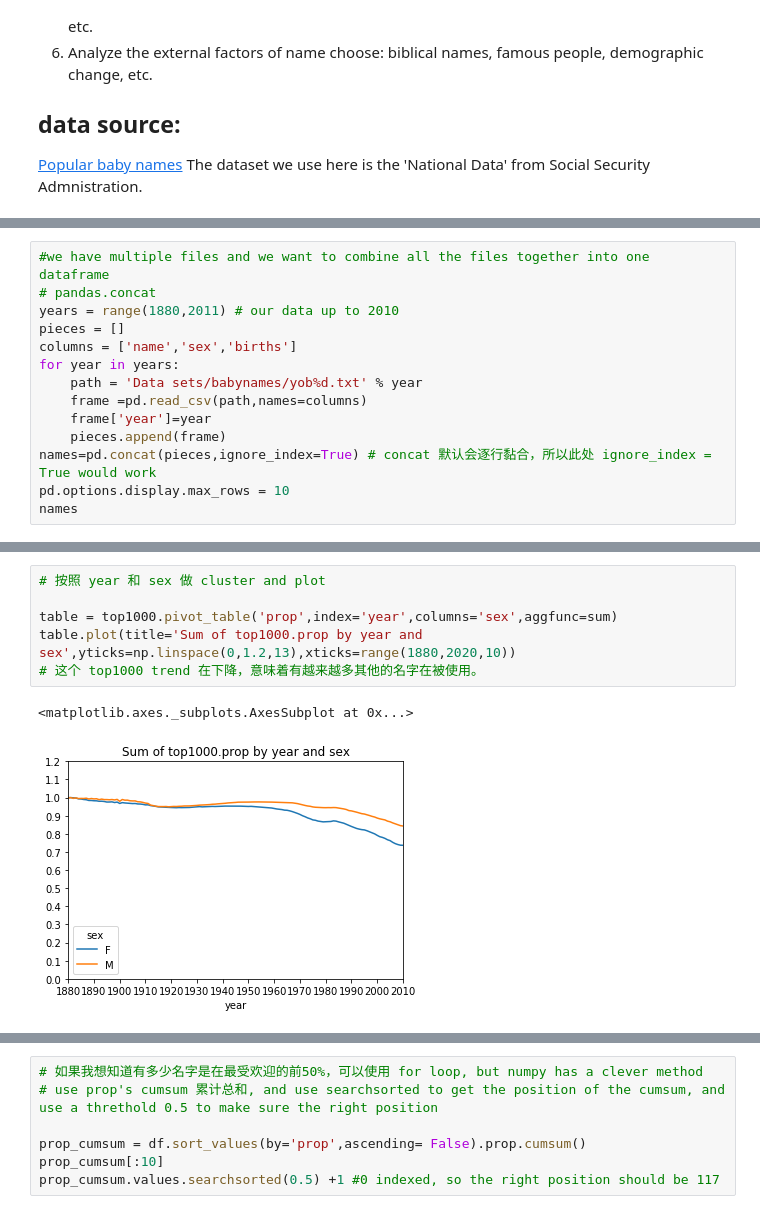
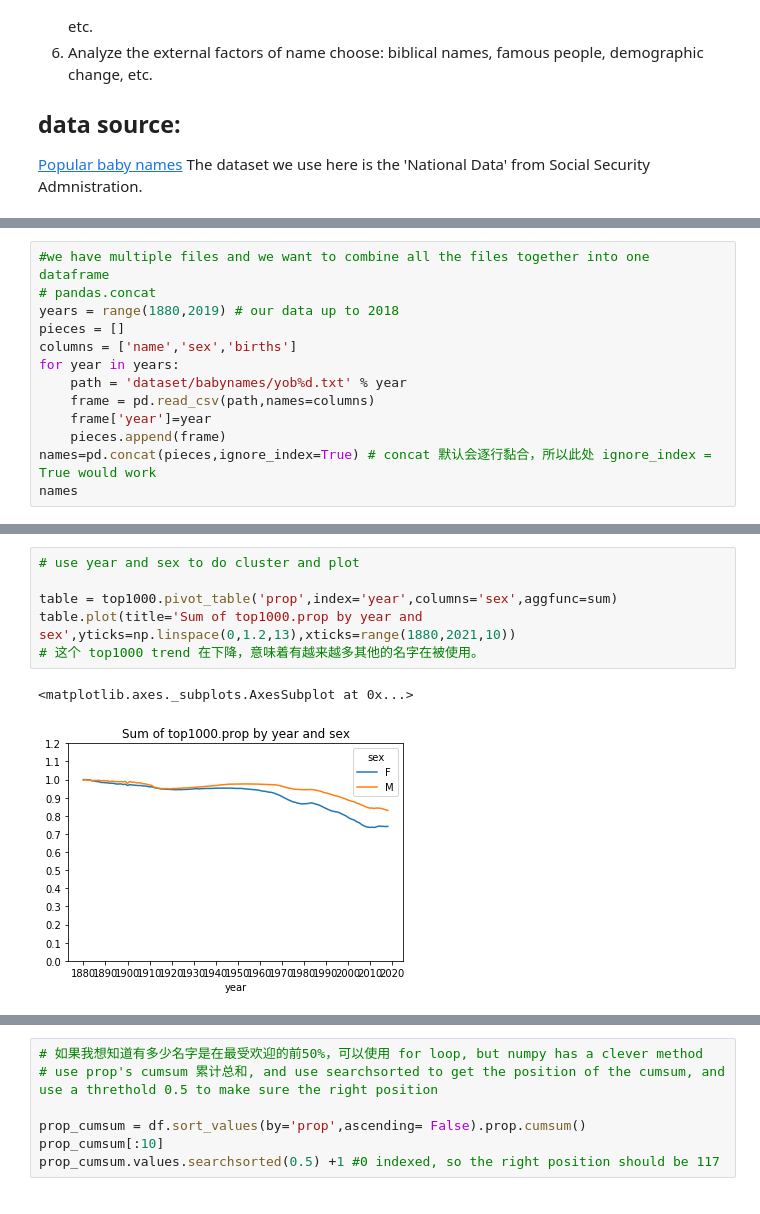
Before and after one commit to ffflora/data-analysis-projects, a Jupyter notebook: babynames.ipynb, the cells around one changed output, grey strips where cells are left out. Saved outputs shown, nothing was run; the diff lists cells and outputs as text.

```diff
--- a/babynames.ipynb
+++ b/babynames.ipynb
@@ -26,16 +23,15 @@ import numpy as np
 # %%
 #we have multiple files and we want to combine all the files together into one dataframe
 # pandas.concat
-years = range(1880,2011) # our data up to 2010
+years = range(1880,2019) # our data up to 2018
 pieces = []
 columns = ['name','sex','births']
 for year in years:
-    path = 'Data sets/babynames/yob%d.txt' % year
-    frame =pd.read_csv(path,names=columns)
+    path = 'dataset/babynames/yob%d.txt' % year
+    frame = pd.read_csv(path,names=columns)
     frame['year']=year
     pieces.append(frame)
 names=pd.concat(pieces,ignore_index=True) # concat 默认会逐行黏合，所以此处 ignore_index = True would work
-pd.options.display.max_rows = 10
 names
 # %% [output]
 |  | name | sex | births | year |
@@ -176,10 +150,10 @@ array([<matplotlib.axes._subplots.AxesSubplot object at 0x...>,
 # %%
-# 按照 year 和 sex 做 cluster and plot
+# use year and sex to do cluster and plot
 
 table = top1000.pivot_table('prop',index='year',columns='sex',aggfunc=sum)
-table.plot(title='Sum of top1000.prop by year and sex',yticks=np.linspace(0,1.2,13),xticks=range(1880,2020,10))
+table.plot(title='Sum of top1000.prop by year and sex',yticks=np.linspace(0,1.2,13),xticks=range(1880,2021,10))
 # 这个 top1000 trend 在下降，意味着有越来越多其他的名字在被使用。
 # %% [output]
 <matplotlib.axes._subplots.AxesSubplot at 0x...>
-[figure, old version]
+[figure, new version]
 # %%
```
Also changed, not shown: parts of 13 cells of this notebook, 3 other files.
